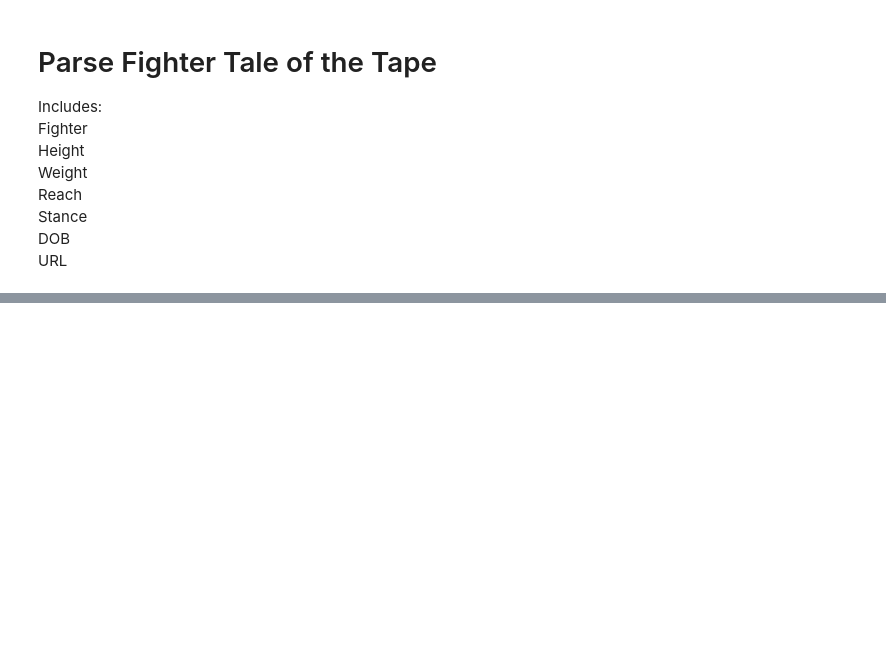
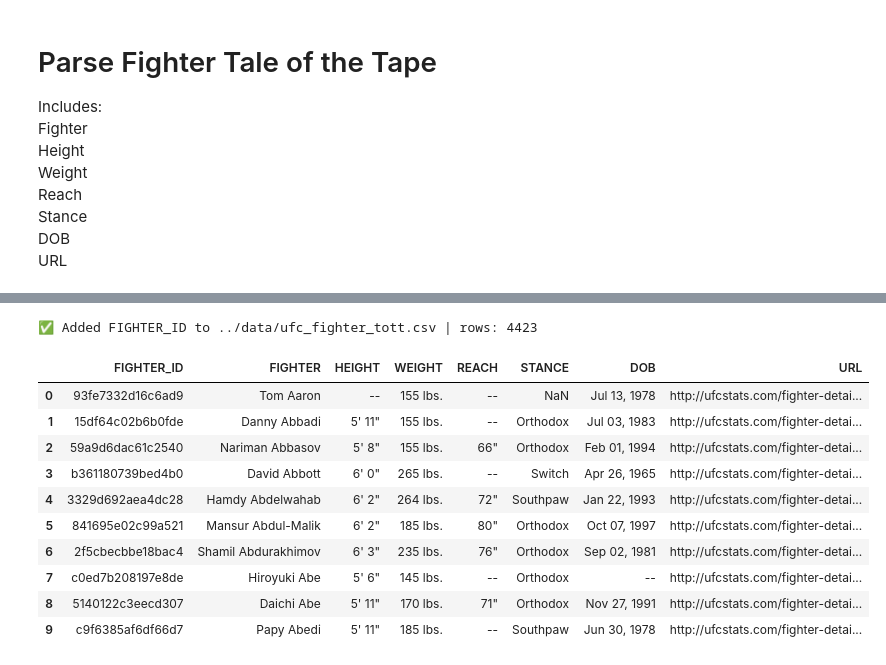
Before and after one commit to David-Mais/UFC-elo-ranking, a Jupyter notebook: scraper/scrape_ufc_stats_fighter_tott.ipynb, the cells around one changed output, grey strips where cells are left out. Cells and saved outputs as stored; diff of their text form; code cells hidden in the pictures; blank space fills up the shorter version.

```diff
--- a/scraper/scrape_ufc_stats_fighter_tott.ipynb
+++ b/scraper/scrape_ufc_stats_fighter_tott.ipynb
@@ -140,20 +152,0 @@ Size of fighter URLs: 4404
-# %%
-# create empty df to store fighters' tale of the tape
-all_fighter_tott_df = pd.DataFrame(columns=config['fighter_tott_column_names'])
-
-# loop through list_of_fighter_urls
-for url in tqdm_notebook(list_of_fighter_urls):
-    # get soup
-    soup = LIB.get_soup(url)
-    # parse fighter tale of the tape
-    fighter_tott = LIB.parse_fighter_tott(soup)
-    # organise fighter tale of the tape
-    fighter_tott_df = LIB.organise_fighter_tott(fighter_tott, config['fighter_tott_column_names'], url)
-    # concat fighter
-    all_fighter_tott_df = pd.concat([all_fighter_tott_df, fighter_tott_df])
-
-# show all fighters' tale of the tape
-display(all_fighter_tott_df)
-
-# write to file
-all_fighter_tott_df.to_csv(config['fighter_tott_file_name'], index=False)
@@ -173,0 +272,39 @@ all_fighter_tott_df.to_csv(config['fighter_tott_file_name'], index=False)
+# %%
+# Path from your YAML config
+tott_path = Path(config["fighter_tott_file_name"])  # e.g., ../data/ufc_fighter_tott.csv
+
+# Load (as strings to avoid dtype issues)
+df = pd.read_csv(tott_path, dtype=str)
+
+# If a fight id column already exists with weird casing, normalize it first
+for c in list(df.columns):
+    if c.lower() == "fighter_id" and c != "FIGHTER_ID":
+        df = df.rename(columns={c: "FIGHTER_ID"})
+        break
+
+# (Re)create FIGHTER_ID from the last segment of URL
+df["FIGHTER_ID"] = (
+    df["URL"].astype(str).str.strip().str.rstrip("/").str.split("/").str[-1]
+)
+
+# Reorder: FIGHTER_ID first
+df = df[["FIGHTER_ID"] + [c for c in df.columns if c != "FIGHTER_ID"]]
+
+# Save back
+df.to_csv(tott_path, index=False)
+
+print(f"✅ Added FIGHTER_ID to {tott_path} | rows: {len(df)}")
+display(df.head(10))
+# %% [output]
+✅ Added FIGHTER_ID to ../data/ufc_fighter_tott.csv | rows: 4423
+|  | FIGHTER_ID | FIGHTER | HEIGHT | WEIGHT | REACH | STANCE | DOB | URL |
+| 0 | 93fe7332d16c6ad9 | Tom Aaron | -- | 155 lbs. | -- | NaN | Jul 13, 1978 | http://ufcstats.com/fighter-detai... |
+| 1 | 15df64c02b6b0fde | Danny Abbadi | 5' 11" | 155 lbs. | -- | Orthodox | Jul 03, 1983 | http://ufcstats.com/fighter-detai... |
+| 2 | 59a9d6dac61c2540 | Nariman Abbasov | 5' 8" | 155 lbs. | 66" | Orthodox | Feb 01, 1994 | http://ufcstats.com/fighter-detai... |
+| 3 | b361180739bed4b0 | David Abbott | 6' 0" | 265 lbs. | -- | Switch | Apr 26, 1965 | http://ufcstats.com/fighter-detai... |
+| 4 | 3329d692aea4dc28 | Hamdy Abdelwahab | 6' 2" | 264 lbs. | 72" | Southpaw | Jan 22, 1993 | http://ufcstats.com/fighter-detai... |
+| 5 | 841695e02c99a521 | Mansur Abdul-Malik | 6' 2" | 185 lbs. | 80" | Orthodox | Oct 07, 1997 | http://ufcstats.com/fighter-detai... |
+| 6 | 2f5cbecbbe18bac4 | Shamil Abdurakhimov | 6' 3" | 235 lbs. | 76" | Orthodox | Sep 02, 1981 | http://ufcstats.com/fighter-detai... |
+| 7 | c0ed7b208197e8de | Hiroyuki Abe | 5' 6" | 145 lbs. | -- | Orthodox | -- | http://ufcstats.com/fighter-detai... |
+| 8 | 5140122c3eecd307 | Daichi Abe | 5' 11" | 170 lbs. | 71" | Orthodox | Nov 27, 1991 | http://ufcstats.com/fighter-detai... |
+| 9 | c9f6385af6df66d7 | Papy Abedi | 5' 11" | 185 lbs. | -- | Southpaw | Jun 30, 1978 | http://ufcstats.com/fighter-detai... |
```
Also changed, not shown: parts of 9 cells of this notebook, 13 other files.
